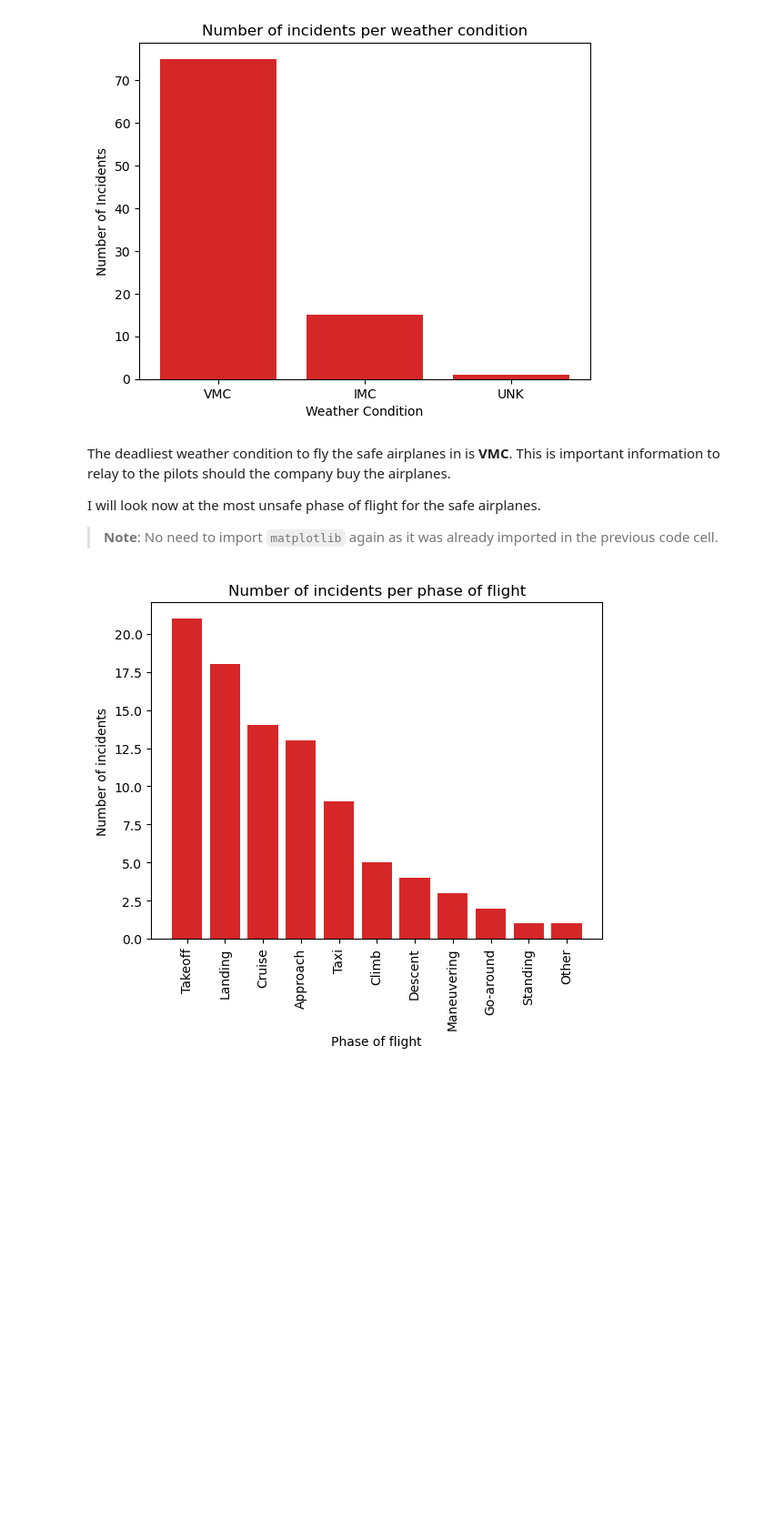
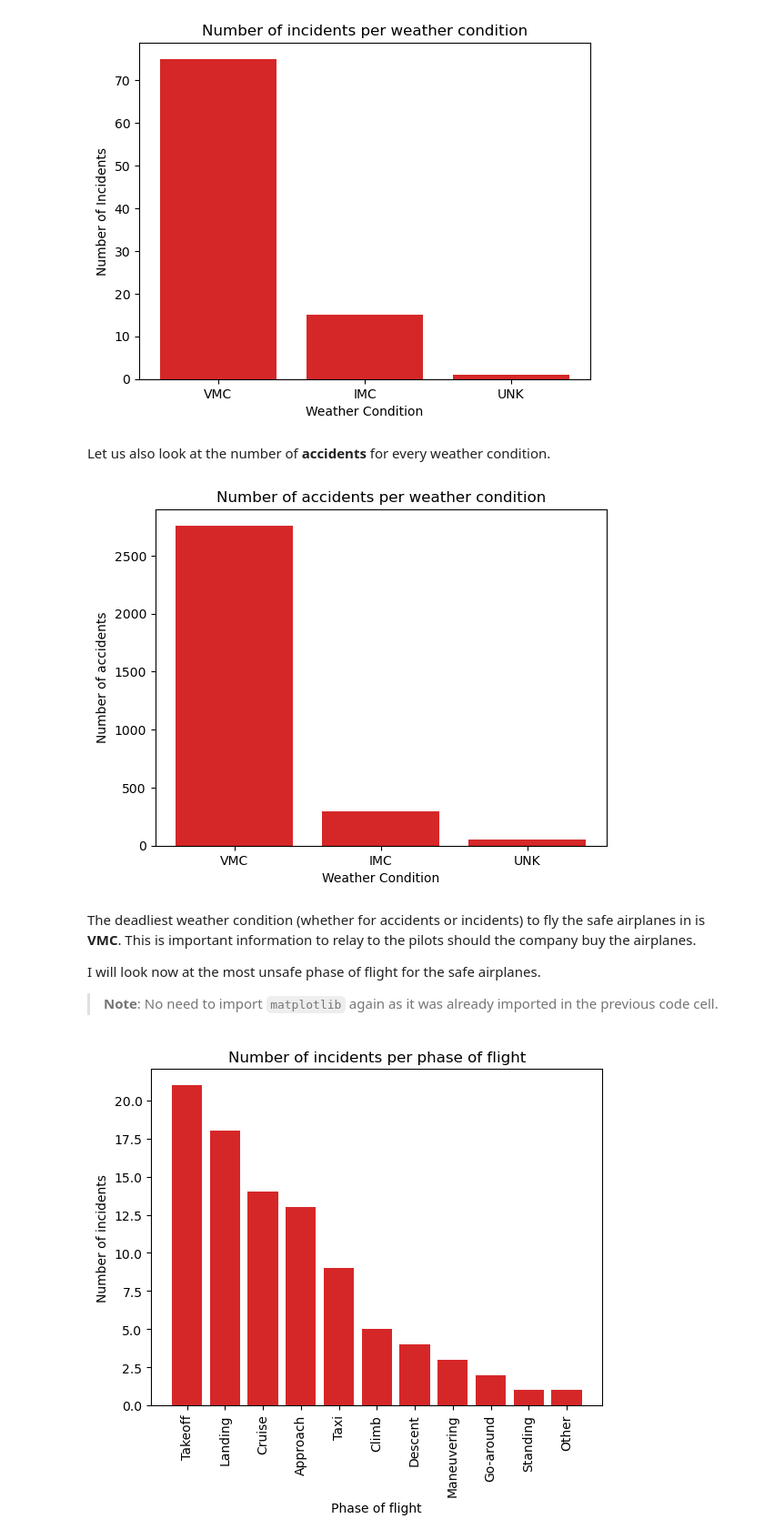
Before and after one commit to Ngundo-Muithya/Phase-1-Project, a Jupyter notebook: Notebook.ipynb, the cells around one changed output. Shown: that part at 91% size. Drawn from its saved outputs; the diff is of its cells as text; code cells hidden in the pictures; blank space fills up the shorter version.

Commit message:
Include a plot on accidents

```diff
--- a/Notebook.ipynb
+++ b/Notebook.ipynb
@@ -422,11 +422,11 @@ import matplotlib.pyplot as plt
 unsafe_weather_conditions = safe_airplanes_trimmed_df['Weather.Condition'].value_counts()
 
 # Since I will be plotting a lot I will create a function for plotting
-def plot(dataframe, x_label, y_label, title, x_ticks_rotation):
+def plot(series, x_label, y_label, title, x_ticks_rotation):
 
     fig, ax = plt.subplots()
 
-    ax.bar(dataframe.index, dataframe.values, color='tab:red')
+    ax.bar(series.index, series.values, color='tab:red')
 
     if x_ticks_rotation:
         plt.xticks(rotation=90)
@@ -440,8 +440,19 @@ def plot(dataframe, x_label, y_label, title, x_ticks_rotation):
 plot(unsafe_weather_conditions, "Weather Condition", "Number of Incidents", "Number of incidents per weather condition", False)
 # %% [output]
 [figure]
+# %% [markdown]
+Let us also look at the number of **accidents** for every weather condition.
+# %%
+# Isolate airplanes that were involved in accidents
+accident_airplanes = main_subset_df.loc[main_subset_df['Investigation.Type'] == 'Accident']
+
+weather_accident_count = accident_airplanes['Weather.Condition'].value_counts()
+
+plot(weather_accident_count, "Weather Condition", "Number of accidents", "Number of accidents per weather condition", False)
+# %% [output]
+[figure, added]
 # %% [markdown]
-The deadliest weather condition to fly the safe airplanes in is **VMC**. This is important information to relay to the pilots should the company buy the airplanes.
+The deadliest weather condition (whether for accidents or incidents) to fly the safe airplanes in is **VMC**. This is important information to relay to the pilots should the company buy the airplanes.
 
 I will look now at the most unsafe phase of flight for the safe airplanes.
 
```
